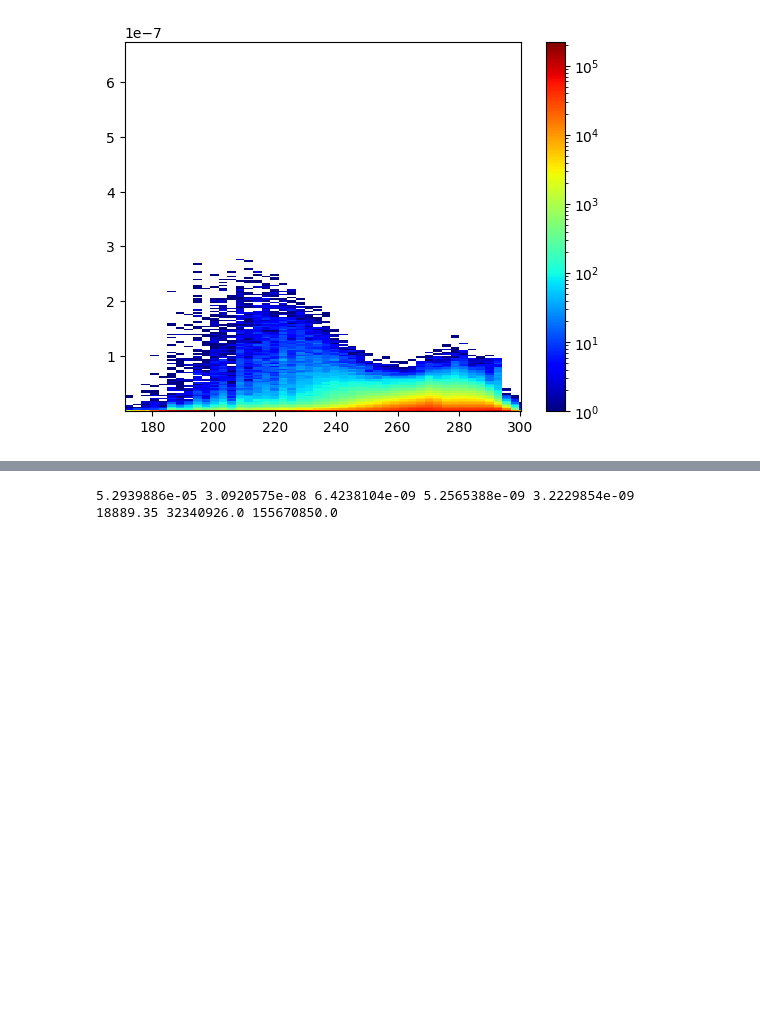
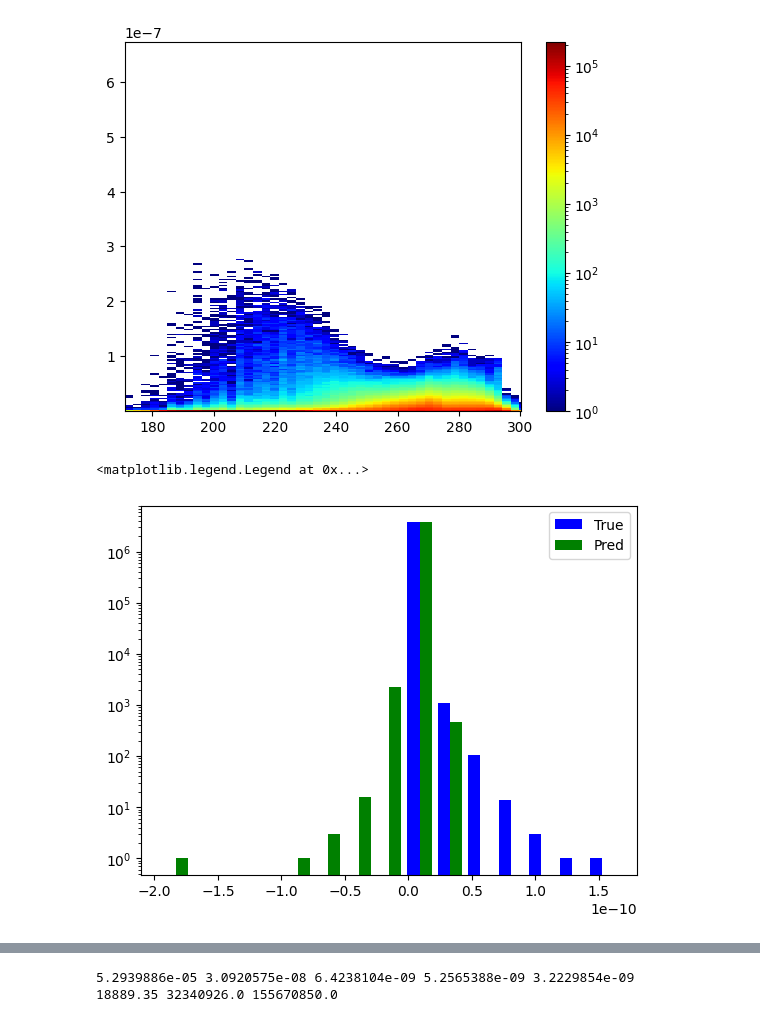
Before and after one commit to peterukk/ClimSim, a Jupyter notebook: rnn/save_wrapper_mem_prevtend_ftorch_test.ipynb, the cells around one changed output, grey strips where cells are left out. Cells and saved outputs as stored; diff of their text form; code cells hidden in the pictures; blank space fills up the shorter version.

```diff
--- a/rnn/save_wrapper_mem_prevtend_ftorch_test.ipynb
+++ b/rnn/save_wrapper_mem_prevtend_ftorch_test.ipynb
@@ -753,3 +825,17 @@ plt.colorbar()
 # %% [output]
 <matplotlib.colorbar.Colorbar at 0x...>
 [figure]
+# %%
+inds = (qn_before > 0.0e-6) & (dqn > 0.0e-6)
+prod_true = qn_before*dqn
+prod_pred = qn_before*dqn_pred
+
+colors = ['b','g']
+fig, ax1 = plt.subplots()
+ax1.hist([prod_true[inds].flatten(),prod_pred[inds].flatten()],bins=15,color=colors)
+ax1.set_yscale('log')
+ax1.legend(['True','Pred'])
+# no max qn clamp
+# %% [output]
+<matplotlib.legend.Legend at 0x...>
+[figure, added]
```
Also changed, not shown: parts of 24 cells of this notebook, 13 other files.
